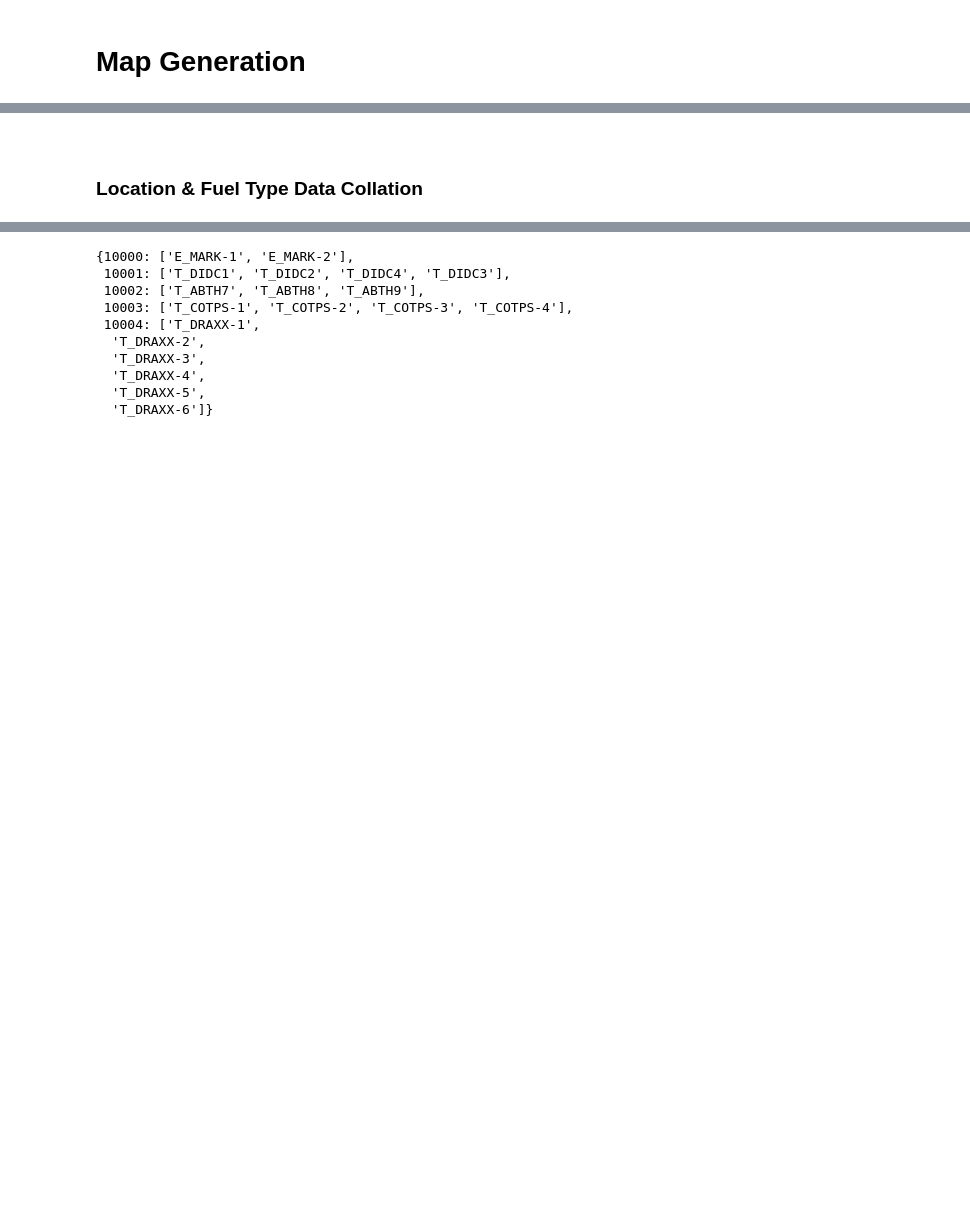
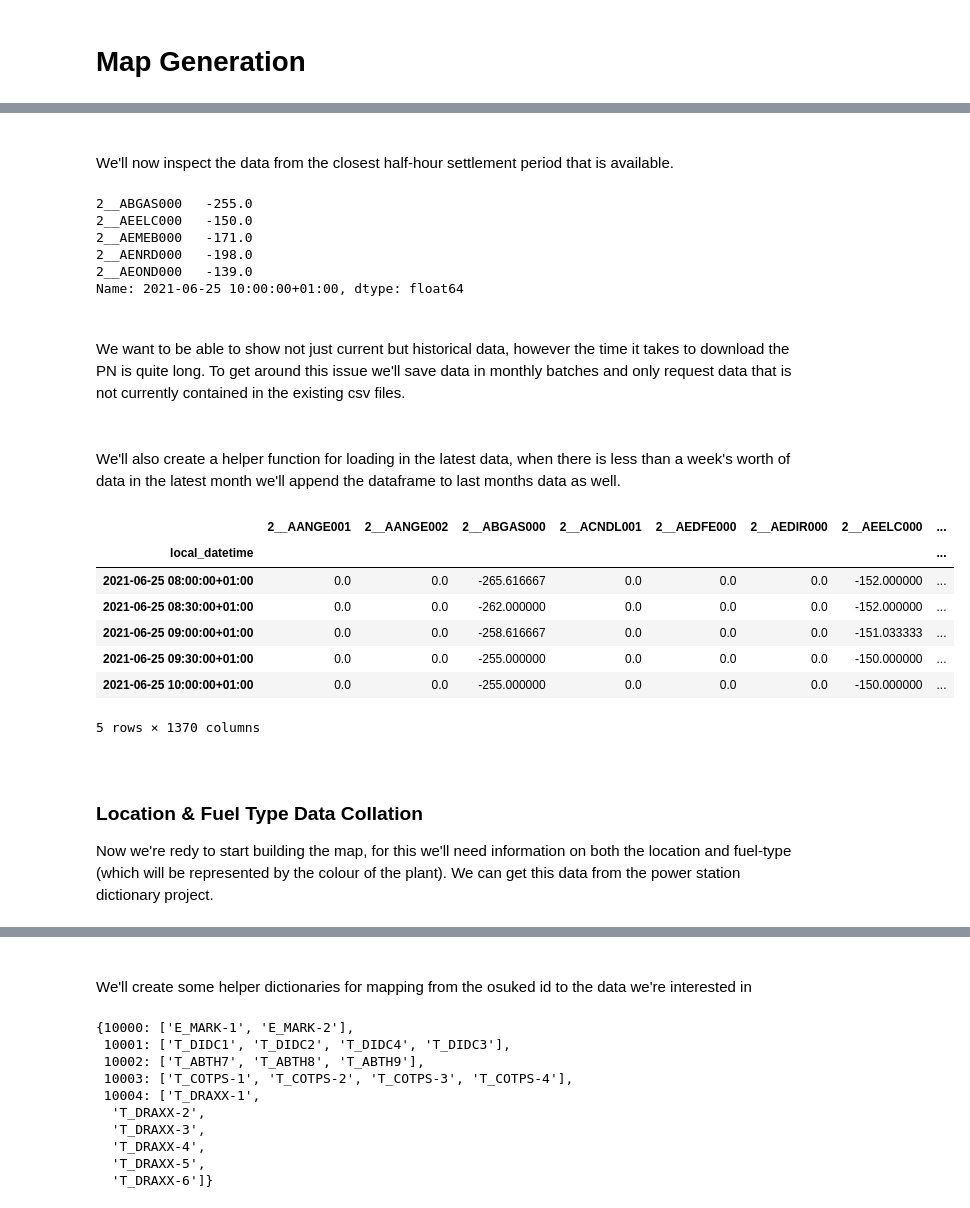
Before and after one commit to OSUKED/ElexonDataPortal, a Jupyter notebook: nbs/09-map-gen.ipynb, the cells around one changed output, grey strips where cells are left out. Cells and saved outputs as stored; diff of their text form; code cells hidden in the pictures; blank space fills up the shorter version.

Commit message:
week-long map

```diff
--- a/nbs/09-map-gen.ipynb
+++ b/nbs/09-map-gen.ipynb
@@ -99,0 +112,22 @@ Name: 2021-06-17 16:00:00, dtype: float64
+# %% [markdown]
+<br>
+
+We'll now inspect the data from the closest half-hour settlement period that is available.
+# %%
+nearest_half_hour = (pd.Timestamp.now(tz='Europe/London')+pd.Timedelta(minutes=15)).round('30min')
+most_recent_available_dt = max(df_PN.index[df_PN.index<=nearest_half_hour])
+
+s_PN = df_PN.loc[most_recent_available_dt]
+
+s_PN.replace(0, np.nan).dropna().head()
+# %% [output]
+2__ABGAS000   -255.0
+2__AEELC000   -150.0
+2__AEMEB000   -171.0
+2__AENRD000   -198.0
+2__AEOND000   -139.0
+Name: 2021-06-25 10:00:00+01:00, dtype: float64
+# %% [markdown]
+<br>
+
+We want to be able to show not just current but historical data, however the time it takes to download the PN is quite long. To get around this issue we'll save data in monthly batches and only request data that is not currently contained in the existing csv files.
@@ -99,0 +175,4 @@ Name: 2021-06-17 16:00:00, dtype: float64
+# %% [markdown]
+<br>
+
+We'll also create a helper function for loading in the latest data, when there is less than a week's worth of data in the latest month we'll append the dataframe to last months data as well.
@@ -100,7 +203,22 @@ Name: 2021-06-17 16:00:00, dtype: float64
+# %%
+df_PN = load_most_recent_PN_data(data_dir='../data/PN')
+
+df_PN.tail()
+# %% [output]
+|  | 2__AANGE001 | 2__AANGE002 | 2__ABGAS000 | 2__ACNDL001 | 2__AEDFE000 | 2__AEDIR000 | 2__AEELC000 | ... |
+| local_datetime |  |  |  |  |  |  |  | ... |
+| 2021-06-25 08:00:00+01:00 | 0.0 | 0.0 | -265.616667 | 0.0 | 0.0 | 0.0 | -152.000000 | ... |
+| 2021-06-25 08:30:00+01:00 | 0.0 | 0.0 | -262.000000 | 0.0 | 0.0 | 0.0 | -152.000000 | ... |
+| 2021-06-25 09:00:00+01:00 | 0.0 | 0.0 | -258.616667 | 0.0 | 0.0 | 0.0 | -151.033333 | ... |
+| 2021-06-25 09:30:00+01:00 | 0.0 | 0.0 | -255.000000 | 0.0 | 0.0 | 0.0 | -150.000000 | ... |
+| 2021-06-25 10:00:00+01:00 | 0.0 | 0.0 | -255.000000 | 0.0 | 0.0 | 0.0 | -150.000000 | ... |
+5 rows × 1370 columns
 # %% [markdown]
 <br>
 
 ### Location & Fuel Type Data Collation
+
+Now we're redy to start building the map, for this we'll need information on both the location and fuel-type (which will be represented by the colour of the plant). We can get this data from the power station dictionary project.
 # %%
 df_powerdict = pd.read_csv('https://raw.githubusercontent.com/OSUKED/Power-Station-Dictionary/main/data/output/power_stations.csv')
 
@@ -110,6 +228,10 @@ df_powerdict.head(3)
 | 0 | 10000 | MARK | NaN | Rothes Bio-Plant CHP | E_MARK-1, E_MARK-2 | -3.603516 | 57.480403 | biomass | NaN |
 | 1 | 10001 | DIDC | NaN | Didcot A (G) | T_DIDC1, T_DIDC2, T_DIDC4, T_DIDC3 | -1.267570 | 51.623630 | coal | NaN |
 | 2 | 10002 | ABTH | GBR1000374 | Aberthaw B | T_ABTH7, T_ABTH8, T_ABTH9 | -3.404866 | 51.387312 | coal | 1586.0 |
+# %% [markdown]
+<br>
+
+We'll create some helper dictionaries for mapping from the osuked id to the data we're interested in
 # %%
 #exports
 def construct_osuked_id_mappings(df_powerdict):
```
Also changed, not shown: parts of 19 cells of this notebook, 13 other files.
